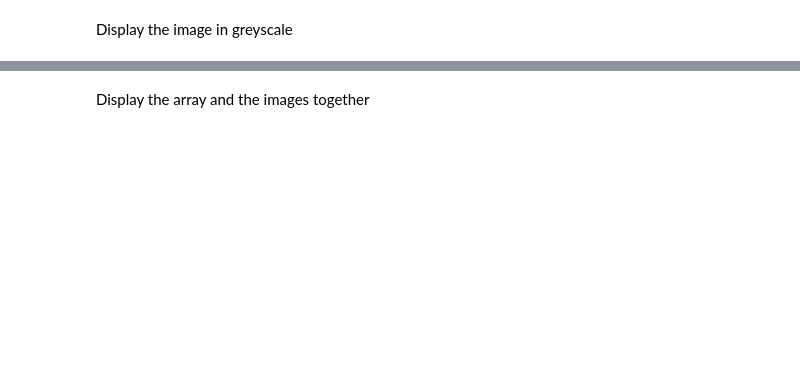
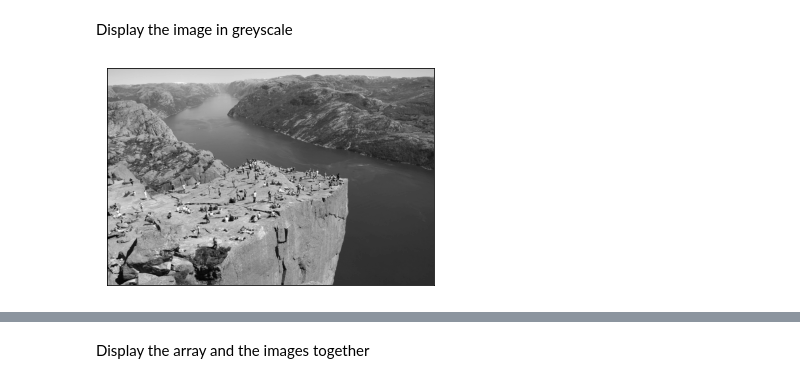
Before and after one commit to YohannesDK/ELE510, a Jupyter notebook: PreLab/test_environment.ipynb, the cells around one changed output, grey strips where cells are left out. Cells and saved outputs as stored; diff of their text form; code cells hidden in the pictures; blank space fills up the shorter version.

```diff
--- a/PreLab/test_environment.ipynb
+++ b/PreLab/test_environment.ipynb
@@ -131,11 +149,13 @@ Display the image in greyscale
 # %%
 flag = cv2.IMREAD_GRAYSCALE
 
-grey_img = ...
+grey_img = cv2.imread('../Images/preikestolen.jpeg', flag)
 
 plt.imshow(grey_img, cmap='gray', vmin=0, vmax=255)
 plt.xticks([]), plt.yticks([])  # Hides the graph ticks and x / y axis
 plt.show()
+# %% [output]
+[figure, added]
 # %%
 xs = np.array([0, 1, 2]) # Set x-axis values
 f = xs**2 # Set the corresponding y values
```
Also changed, not shown: parts of 9 cells of this notebook, 4 other files.
